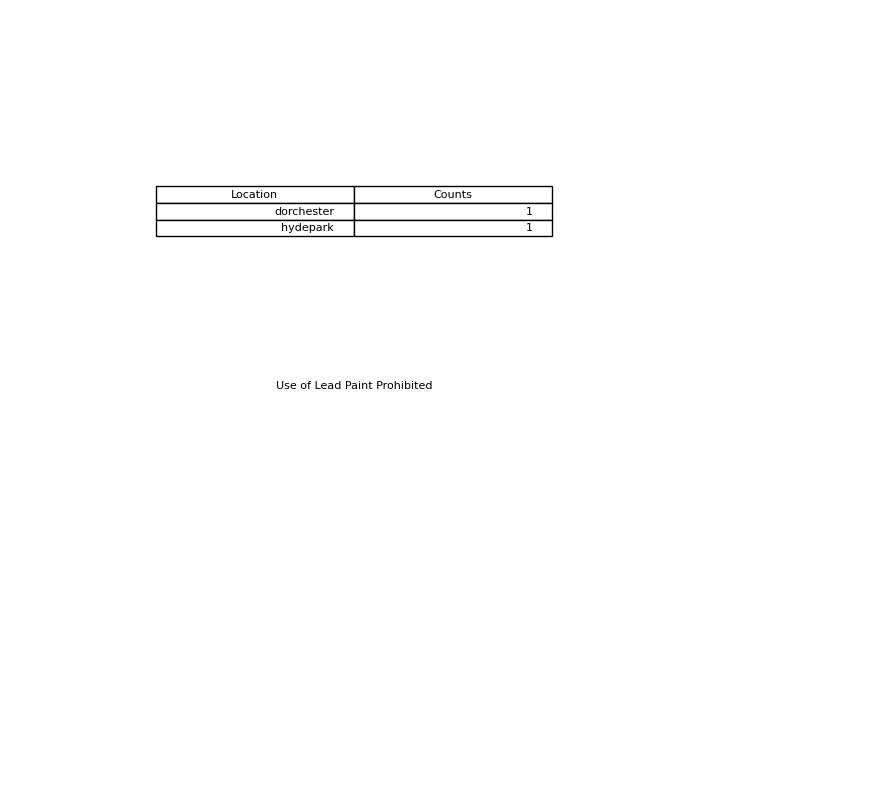
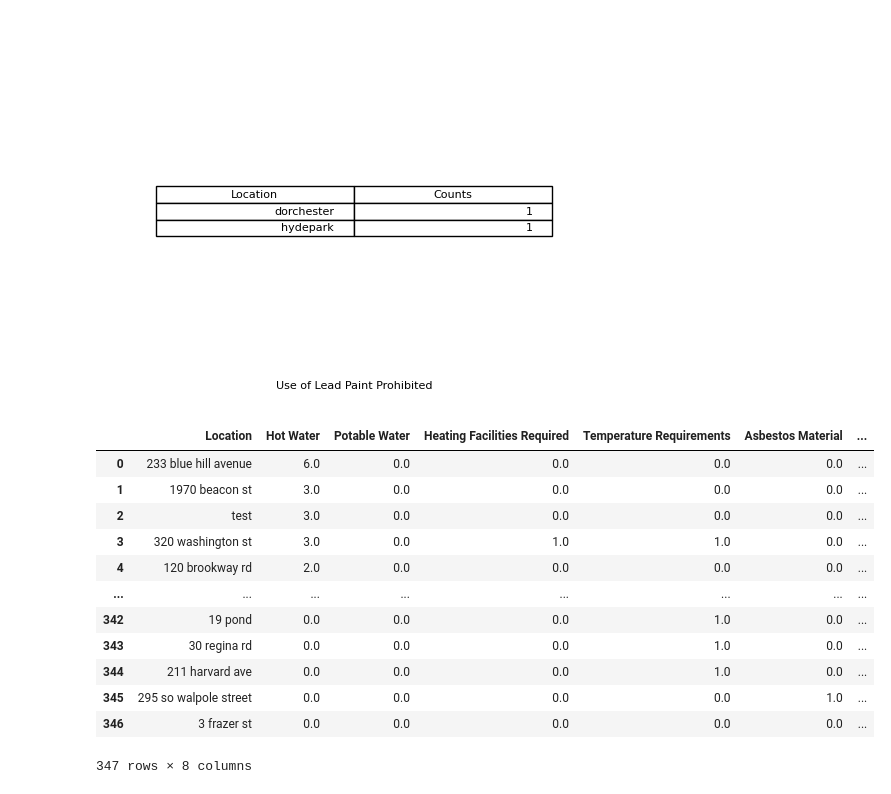
Before and after one commit to BU-Spark/ds-councilor-breadon-bad-landlords2, a Jupyter notebook: spring23-team-3/analysis/violations_analysis.ipynb, the cells around one changed output. Saved outputs shown, nothing was run; the diff lists cells and outputs as text; code cells hidden in the pictures; blank space fills up the shorter version.

```diff
--- a/spring23-team-3/analysis/violations_analysis.ipynb
+++ b/spring23-team-3/analysis/violations_analysis.ipynb
@@ -181,3 +181,36 @@ for violation, df in violations_by_city.items():
 [figure]
 [figure]
 [figure]
+# %%
+# Create df with all violations data
+# Columns: Building Location + each violation
+# Rows: Number of violation (for each type of violation) by building
+buildings_df = violations_by_building["Hot Water"]
+buildings_df = buildings_df.rename(columns = {'Counts':"Hot Water"})
+
+for violation, df in violations_by_building.items():
+    df = df.rename(columns = {'Counts':violation})
+    if violation != "Hot Water":
+        buildings_df = pd.merge(buildings_df, df, how = 'outer', on = 'Location')
+
+
+# Fill NAN values with 0 so we can get Total
+buildings_df = buildings_df.fillna(0)
+buildings_df.head(10)
+
+#Create a Total column which sums the number of violations for each Location
+buildings_df.assign(Total = lambda x: x.iloc[:,[1,2,3,4,5,6]].sum(axis = 1))
+# %% [output]
+|  | Location | Hot Water | Potable Water | Heating Facilities Required | Temperature Requirements | Asbestos Material | ... |
+| 0 | 233 blue hill avenue | 6.0 | 0.0 | 0.0 | 0.0 | 0.0 | ... |
+| 1 | 1970 beacon st | 3.0 | 0.0 | 0.0 | 0.0 | 0.0 | ... |
+| 2 | test | 3.0 | 0.0 | 0.0 | 0.0 | 0.0 | ... |
+| 3 | 320 washington st | 3.0 | 0.0 | 1.0 | 1.0 | 0.0 | ... |
+| 4 | 120 brookway rd | 2.0 | 0.0 | 0.0 | 0.0 | 0.0 | ... |
+| ... | ... | ... | ... | ... | ... | ... | ... |
+| 342 | 19 pond | 0.0 | 0.0 | 0.0 | 1.0 | 0.0 | ... |
+| 343 | 30 regina rd | 0.0 | 0.0 | 0.0 | 1.0 | 0.0 | ... |
+| 344 | 211 harvard ave | 0.0 | 0.0 | 0.0 | 1.0 | 0.0 | ... |
+| 345 | 295 so walpole street | 0.0 | 0.0 | 0.0 | 0.0 | 1.0 | ... |
+| 346 | 3 frazer st | 0.0 | 0.0 | 0.0 | 0.0 | 0.0 | ... |
+347 rows × 8 columns
```
Also changed, not shown: parts of 2 cells of this notebook.
